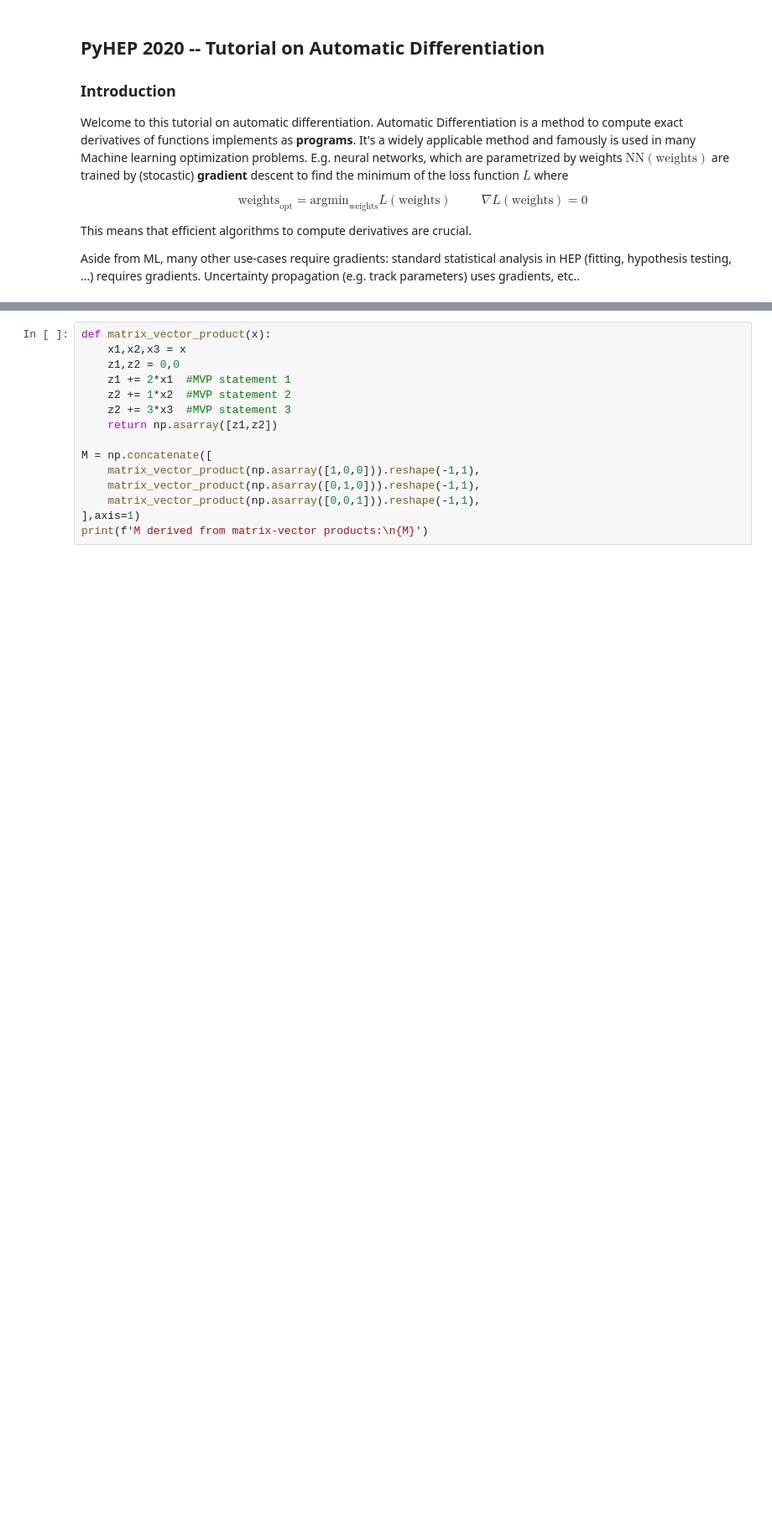
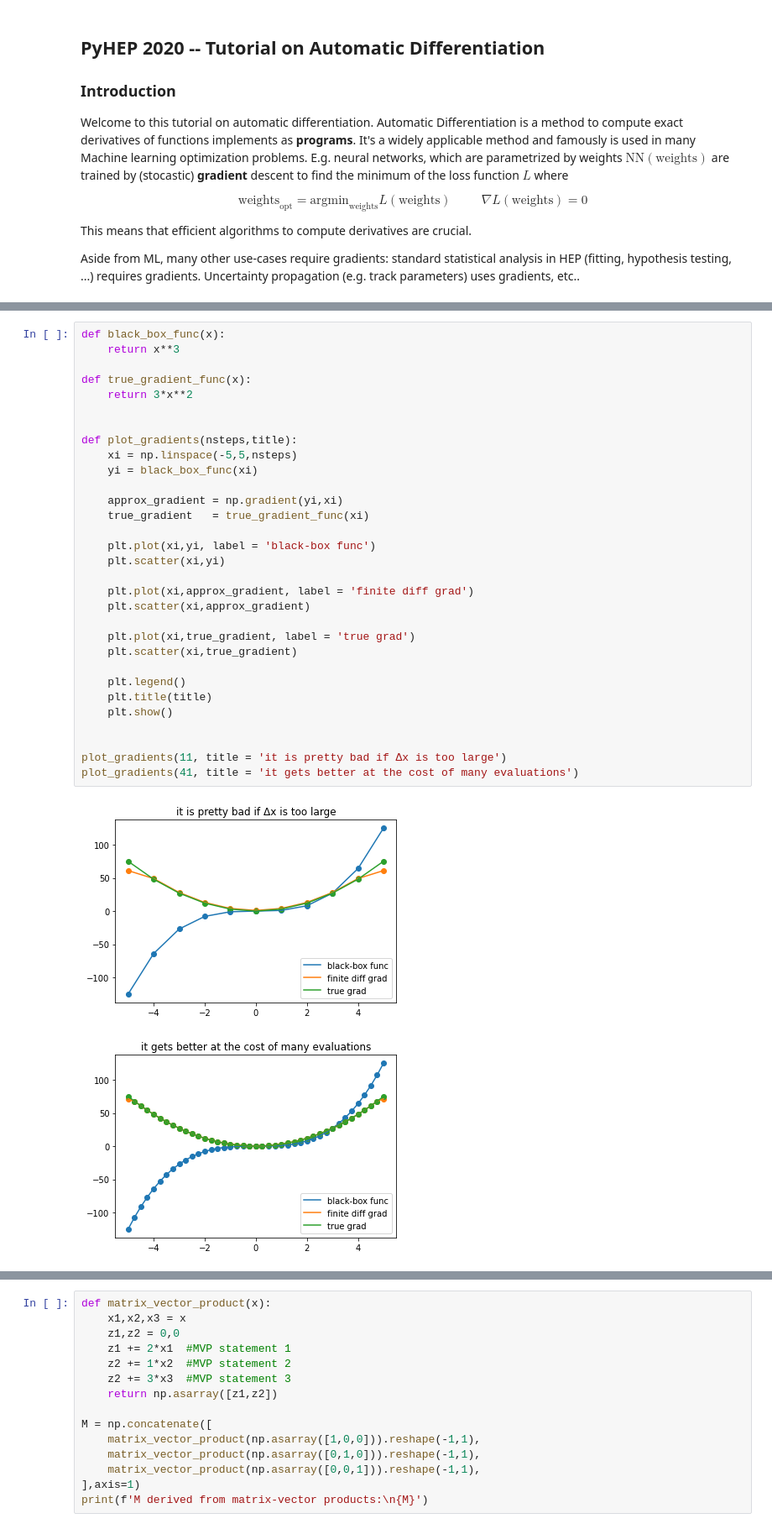
Before and after one commit to lukasheinrich/pyhep2020-autodiff-tutorial, a Jupyter notebook: Tutorial.ipynb, the cells around one changed output, grey strips where cells are left out. Shown at 84% size. Cells and saved outputs as stored; diff of their text form; blank space fills up the shorter version.

```diff
--- a/Tutorial.ipynb
+++ b/Tutorial.ipynb
@@ -22,0 +37,34 @@ Aside from ML, many other use-cases require gradients: standard statistical anal
+# %%
+def black_box_func(x):
+    return x**3
+
+def true_gradient_func(x):
+    return 3*x**2
+
+
+def plot_gradients(nsteps,title):
+    xi = np.linspace(-5,5,nsteps)
+    yi = black_box_func(xi)
+
+    approx_gradient = np.gradient(yi,xi)
+    true_gradient   = true_gradient_func(xi)
+
+    plt.plot(xi,yi, label = 'black-box func')
+    plt.scatter(xi,yi)
+
+    plt.plot(xi,approx_gradient, label = 'finite diff grad')
+    plt.scatter(xi,approx_gradient)
+
+    plt.plot(xi,true_gradient, label = 'true grad')
+    plt.scatter(xi,true_gradient)
+
+    plt.legend()
+    plt.title(title)
+    plt.show()
+
+
+plot_gradients(11, title = 'it is pretty bad if Δx is too large')
+plot_gradients(41, title = 'it gets better at the cost of many evaluations')
+# %% [output]
+[figure, added]
+[figure, added]
```
Also changed, not shown: parts of 34 cells of this notebook.
